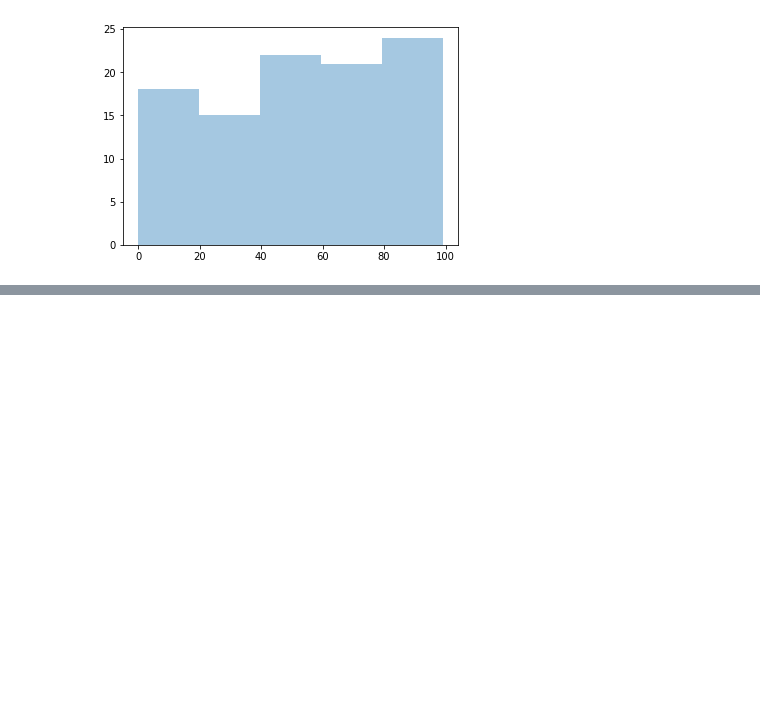
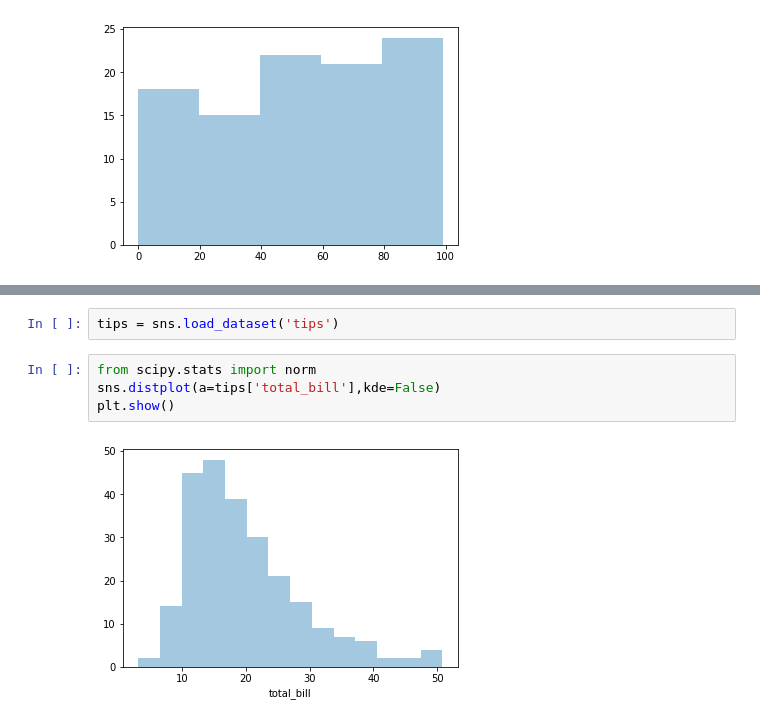
Before and after one commit to ajaytech002/visualization, a Jupyter notebook: Untitled.ipynb, the cells around one changed output, grey strips where cells are left out. Drawn from its saved outputs; the diff is of its cells as text; blank space fills up the shorter version.

```diff
--- a/Untitled.ipynb
+++ b/Untitled.ipynb
@@ -216,0 +223,8 @@ sns.distplot(x,norm_hist=False,kde=False)
+# %%
+tips = sns.load_dataset('tips')
+# %%
+from scipy.stats import norm
+sns.distplot(a=tips['total_bill'],kde=False)
+plt.show()
+# %% [output]
+[figure, added]
```
Also changed, not shown: parts of 39 cells of this notebook, 3 other files.
